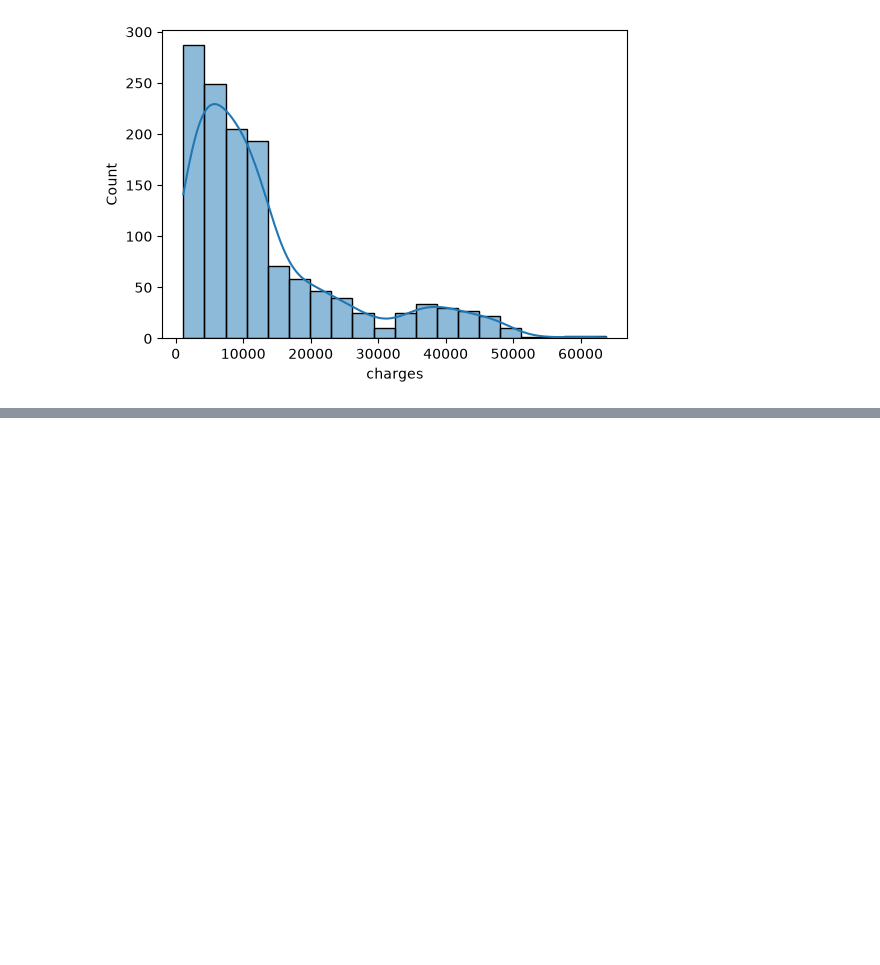
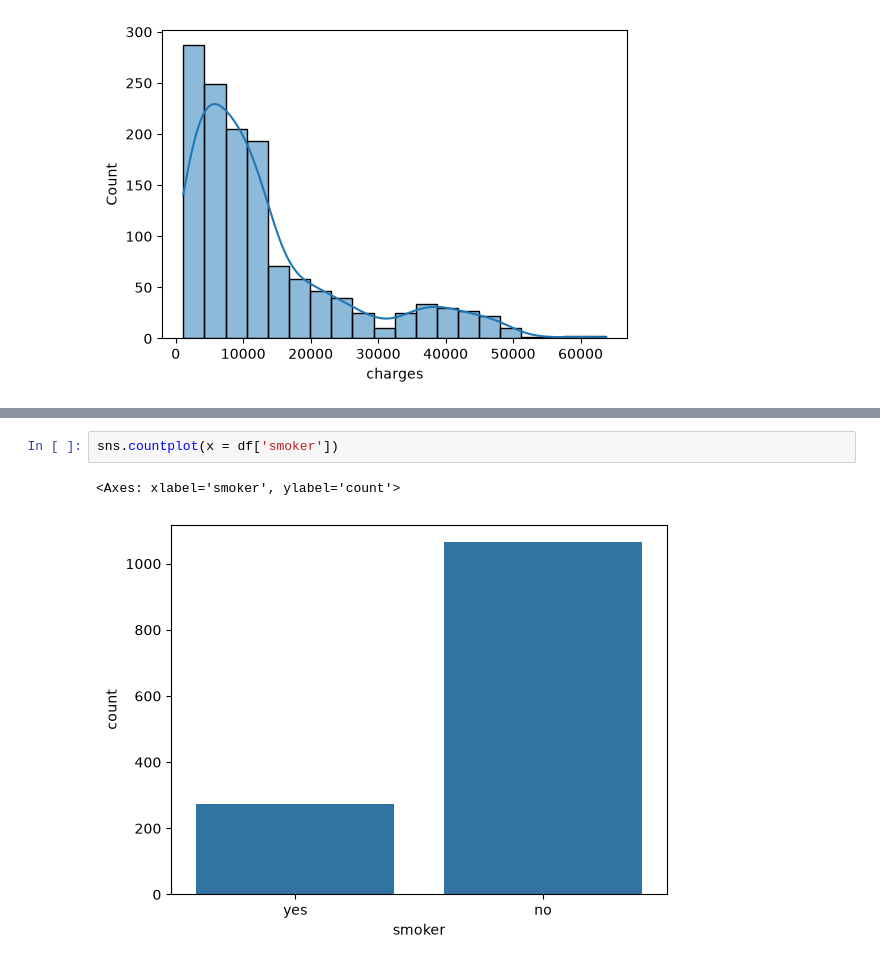
Before and after one commit to maazsheikh039/MACHINE_LEARNING_PRACTICE, a Jupyter notebook: DataCleaningAndVisualizing.ipynb, the cells around one changed output, grey strips where cells are left out. Saved outputs shown, nothing was run; the diff lists cells and outputs as text; blank space fills up the shorter version.

```diff
--- a/DataCleaningAndVisualizing.ipynb
+++ b/DataCleaningAndVisualizing.ipynb
@@ -86,0 +99,5 @@ for col in numeric_columns:
+# %%
+sns.countplot(x = df['smoker'])
+# %% [output]
+<Axes: xlabel='smoker', ylabel='count'>
+[figure, added]
```
Also changed, not shown: parts of 34 cells of this notebook.
